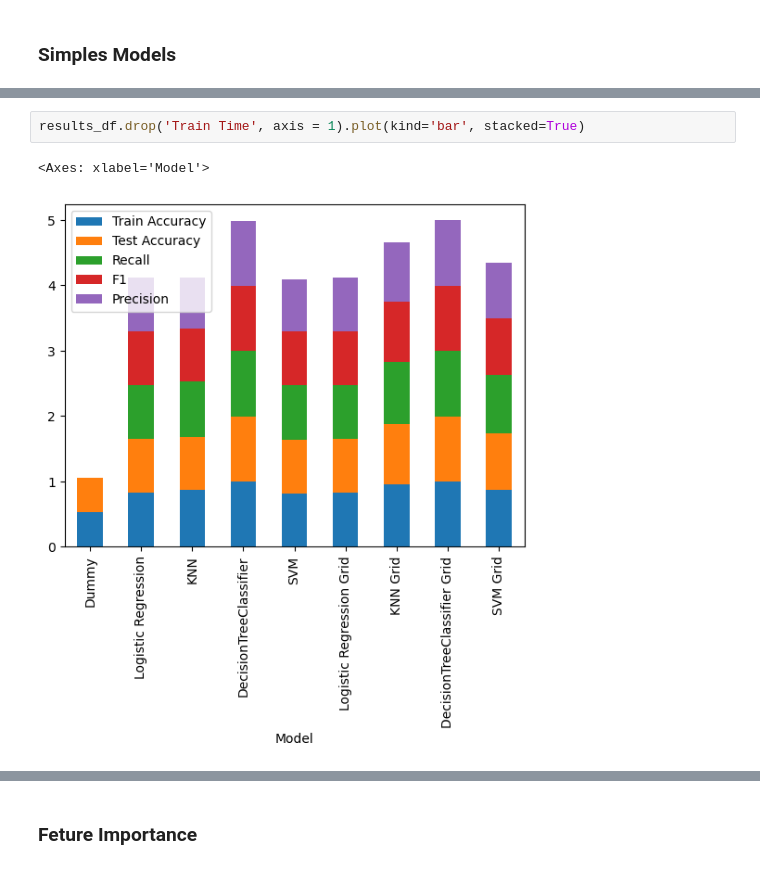
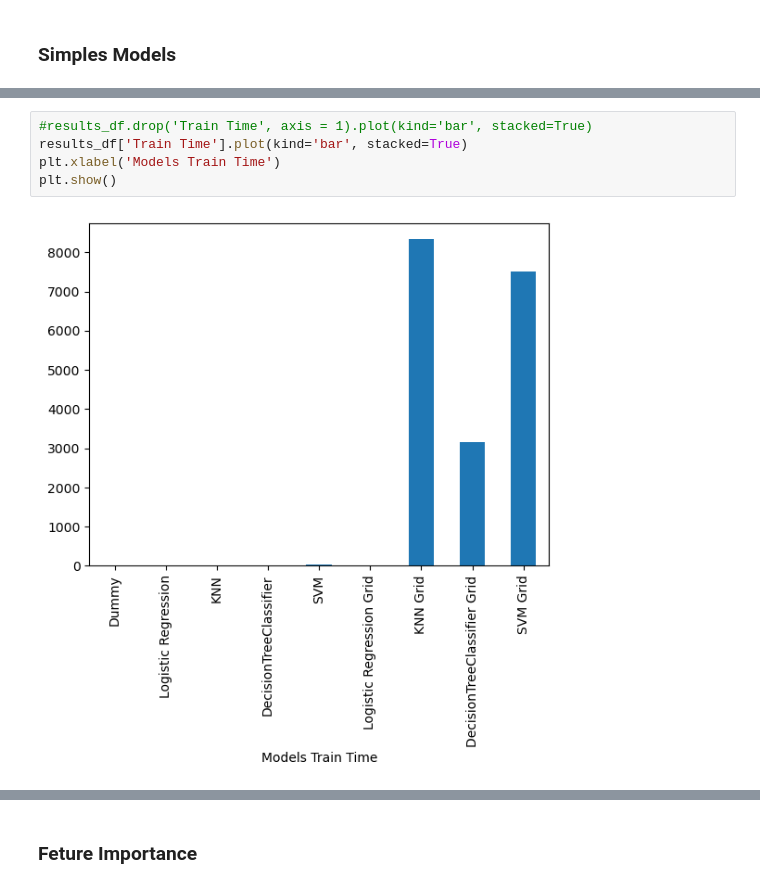
Before and after one commit to ronalcamilo/capstone, a Jupyter notebook: capstone.ipynb, the cells around one changed output, grey strips where cells are left out. Drawn from its saved outputs; the diff is of its cells as text.

```diff
--- a/capstone.ipynb
+++ b/capstone.ipynb
@@ -559,5 +560,7 @@ results_df
 # %%
-results_df.drop('Train Time', axis = 1).plot(kind='bar', stacked=True)
+#results_df.drop('Train Time', axis = 1).plot(kind='bar', stacked=True)
+results_df['Train Time'].plot(kind='bar', stacked=True)
+plt.xlabel('Models Train Time')
+plt.show()
 # %% [output]
-<Axes: xlabel='Model'>
-[figure, old version]
+[figure, new version]
```
Also changed, not shown: parts of 26 cells of this notebook, 18 other files.
